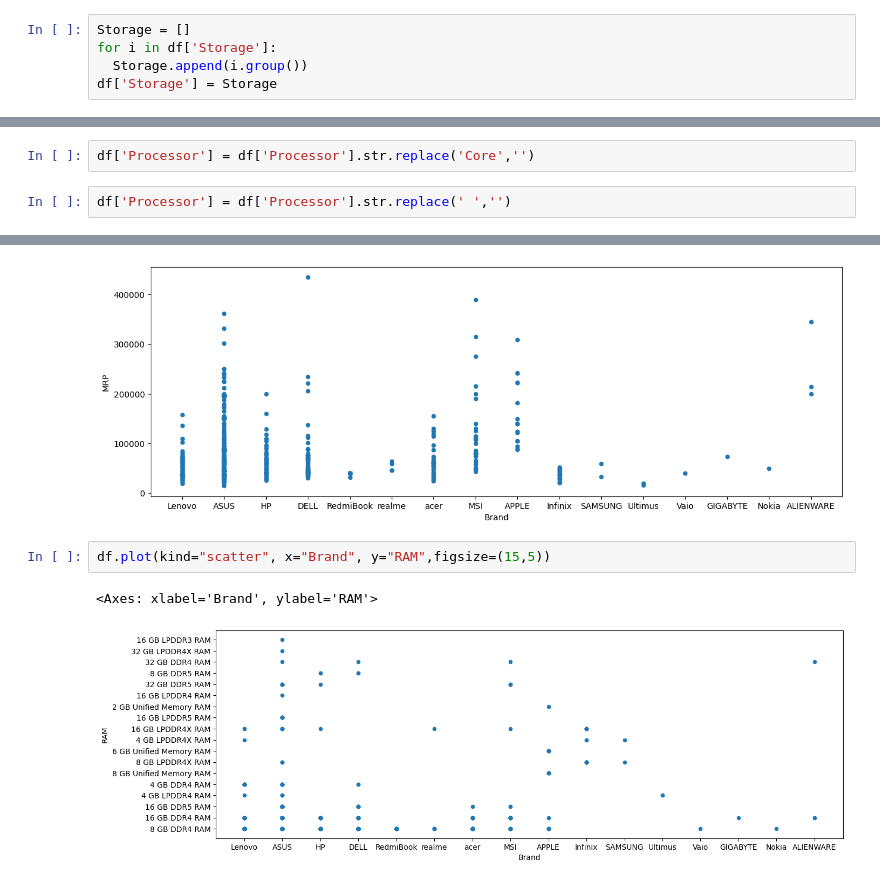
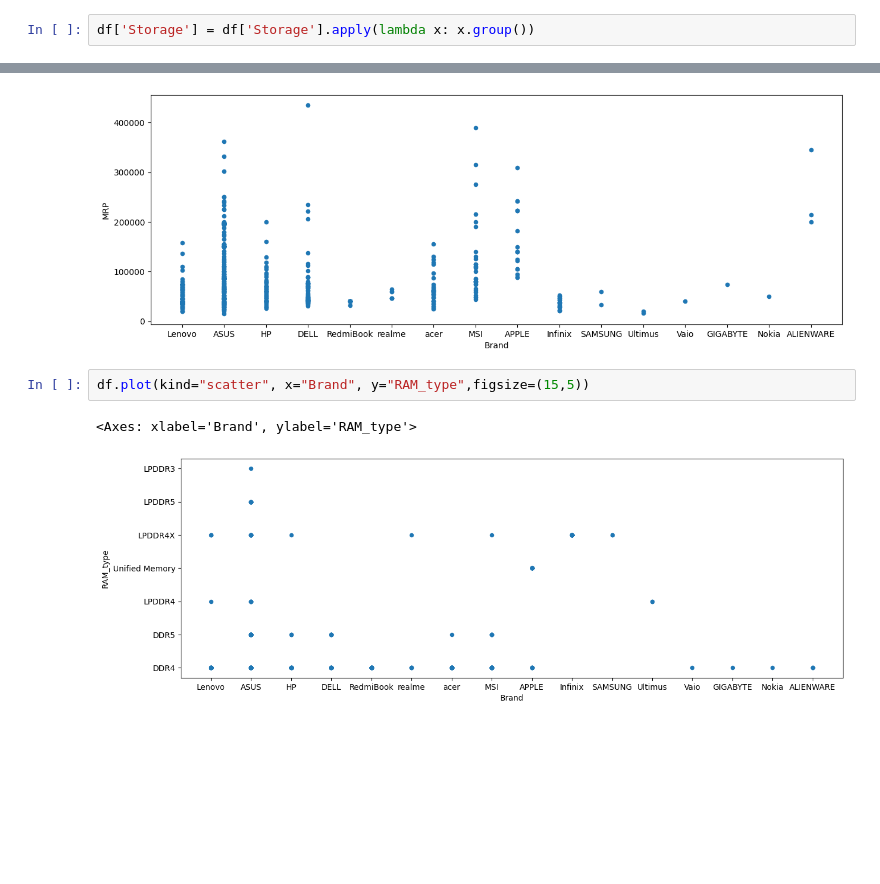
Before and after one commit to IkasaD/Laptop_price_predication, a Jupyter notebook: laptop_data_cleaning.ipynb, the cells around one changed output, grey strips where cells are left out. Saved outputs shown, nothing was run; the diff lists cells and outputs as text; blank space fills up the shorter version.

```diff
--- a/laptop_data_cleaning.ipynb
+++ b/laptop_data_cleaning.ipynb
@@ -762,11 +680,8 @@ See the caveats in the documentation: https://pandas.pydata.org/pandas-docs/stab
 df[df['Storage'].isnull()]
 # %% [output]
 |  | Product | Rating | MRP | Feature | Processor | Core | RAM | RAM_type | Storage |
-# %%
-Storage = []
-for i in df['Storage']:
-  Storage.append(i.group())
-df['Storage'] = Storage
+# %%
+df['Storage'] = df['Storage'].apply(lambda x: x.group())
 # %%
 df['Storage'].unique()
 # %% [output]
@@ -1069,4 +895,0 @@ array(['Intel Core i3 Processor', 'AMD Ryzen 5 Hexa Core Processor',
-# %%
-df['Processor'] = df['Processor'].str.replace('Core','')
-# %%
-df['Processor'] = df['Processor'].str.replace(' ','')
@@ -1087,10 +899,10 @@ df.plot(kind="scatter", x="Brand", y="MRP",figsize=(15,5))
 <Axes: xlabel='Brand', ylabel='MRP'>
 [figure]
 # %%
-df.plot(kind="scatter", x="Brand", y="RAM",figsize=(15,5))
+df.plot(kind="scatter", x="Brand", y="RAM_type",figsize=(15,5))
 # %% [output]
-<Axes: xlabel='Brand', ylabel='RAM'>
+<Axes: xlabel='Brand', ylabel='RAM_type'>
-[figure, old version]
+[figure, new version]
 # %%
 df.plot(kind="scatter", x="Brand", y="Processor",figsize=(15,5))
 # %% [output]
```
Also changed, not shown: parts of 74 cells of this notebook.
